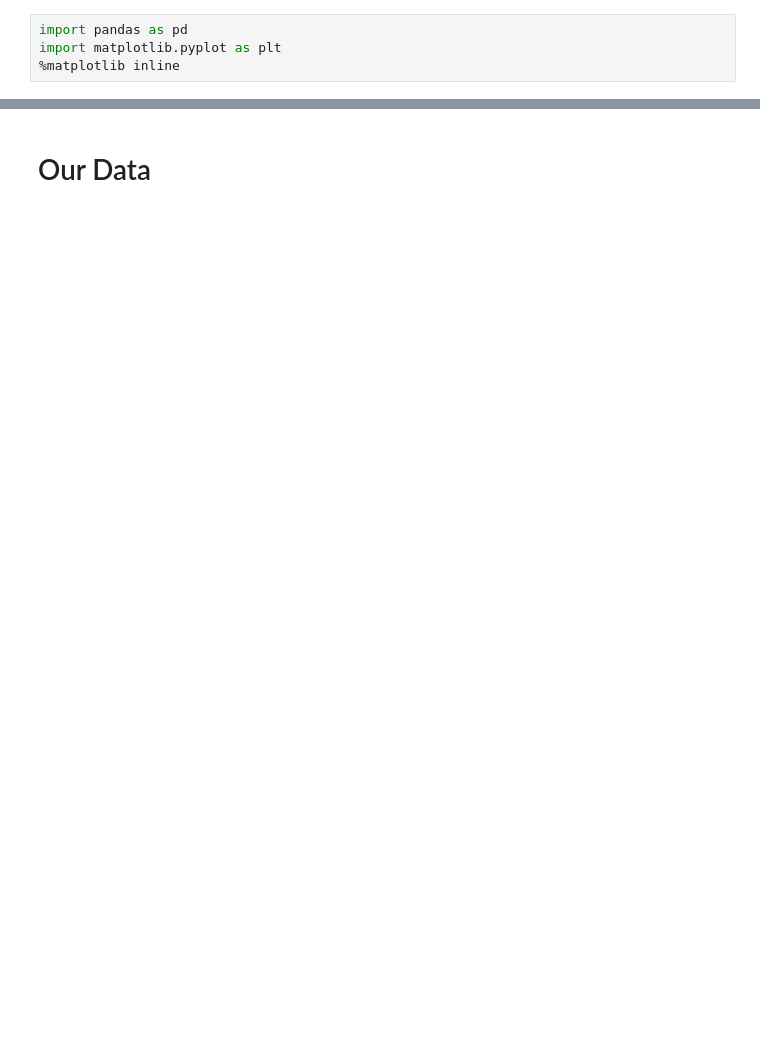
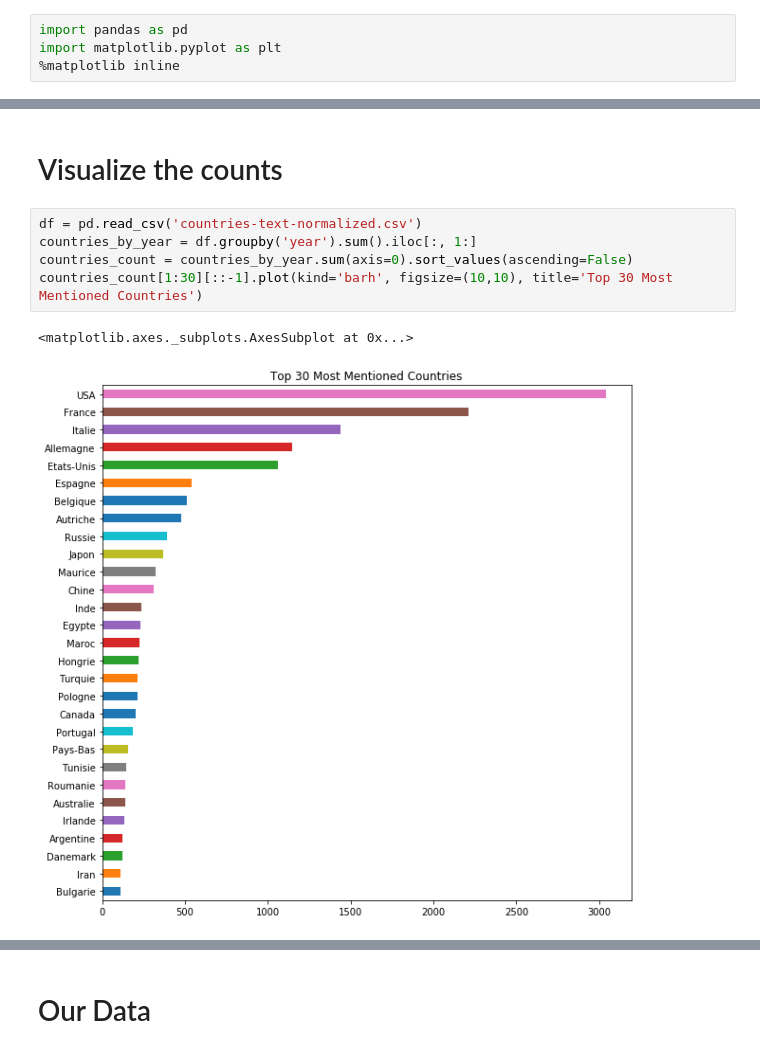
Before and after one commit to Amaumaury/shs-project, a Jupyter notebook: index_from_counts/IndexFromCSV.ipynb, the cells around one changed output, grey strips where cells are left out. Cells and saved outputs as stored; diff of their text form; blank space fills up the shorter version.

```diff
--- a/index_from_counts/IndexFromCSV.ipynb
+++ b/index_from_counts/IndexFromCSV.ipynb
@@ -4,0 +35,10 @@ import matplotlib.pyplot as plt
+# %% [markdown]
+# Visualize the counts
+# %%
+df = pd.read_csv('countries-text-normalized.csv')
+countries_by_year = df.groupby('year').sum().iloc[:, 1:]
+countries_count = countries_by_year.sum(axis=0).sort_values(ascending=False)
+countries_count[1:30][::-1].plot(kind='barh', figsize=(10,10), title='Top 30 Most Mentioned Countries')
+# %% [output]
+<matplotlib.axes._subplots.AxesSubplot at 0x...>
+[figure, added]
```
Also changed, not shown: parts of 21 cells of this notebook.
